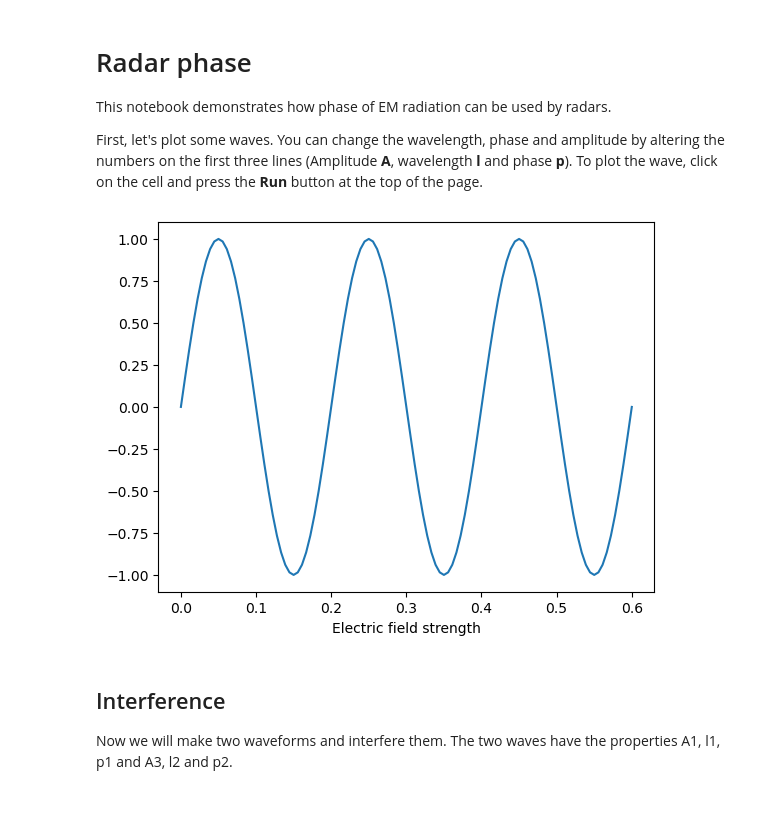
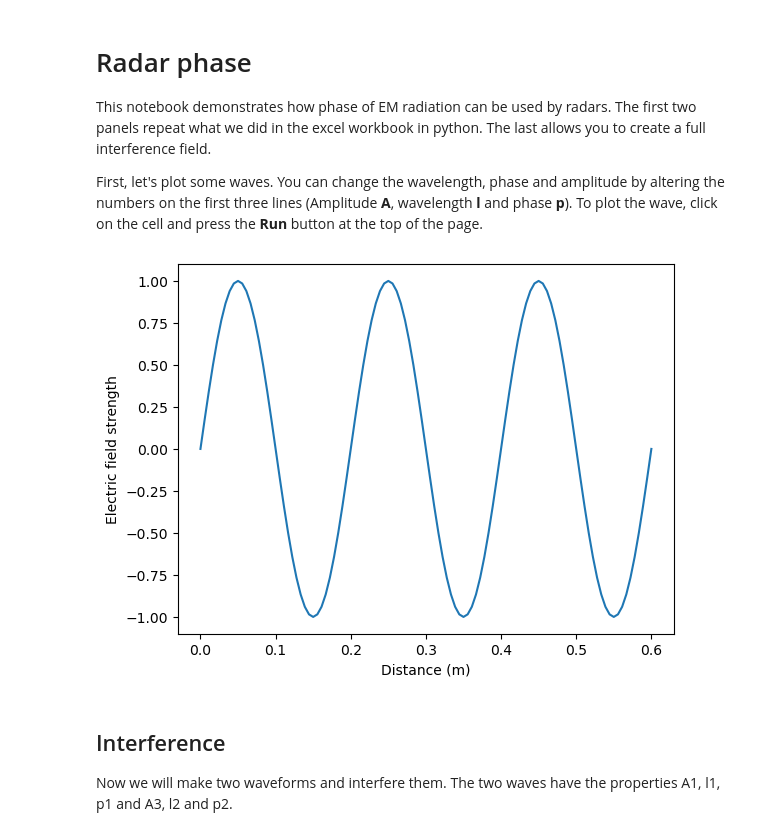
Before and after one commit to edinburgh-university-OOSA/active_sensing, a Jupyter notebook: radar_phase/radar_phase.ipynb, the cells around one changed output. Cells and saved outputs as stored; diff of their text form; code cells hidden in the pictures; blank space fills up the shorter version.

Commit message:
Work on 2D interference started.

```diff
--- a/radar_phase/radar_phase.ipynb
+++ b/radar_phase/radar_phase.ipynb
@@ -1,39 +1,39 @@
 # %% [markdown]
 # Radar phase
 
-This notebook demonstrates how phase of EM radiation can be used by radars.
+This notebook demonstrates how phase of EM radiation can be used by radars. The first two panels repeat what we did in the excel workbook in python. The last allows you to create a full interference field.
 
 First, let's plot some waves. You can change the wavelength, phase and amplitude by altering the numbers on the first three lines (Amplitude **A**, wavelength **l** and phase **p**). To plot the wave, click on the cell and press the **Run** button at the top of the page.
 # %%
 # the properties of the wave
 A=1.0   # amplitude
 l=0.2   # wavelength in metres
 p=0.0   # phase in degrees
 
 
 # python code below. Do not modify.
 import numpy as np
 from math import pi
 from matplotlib import pyplot as plt
 
 def makeWave(A,l,p):
   '''make arrays of data'''
   c=2.998*10**8
   x=np.arange(0,l*3,l/36)
   y=A*np.sin(x*2*pi/l+p*pi/180)
   return(x,y)
 
 
 def plotOneWave(x,y):
   plt.plot(x,y)
   plt.xlabel("Distance (m)")
-  plt.xlabel("Electric field strength")
+  plt.ylabel("Electric field strength")
   plt.show()
 
 x,y=makeWave(A,l,p)
 plotOneWave(x,y)
 # %% [output]
-[figure, old version]
+[figure, new version]
 # %% [markdown]
 ## Interference
 
```
Also changed, not shown: parts of 3 cells of this notebook.
